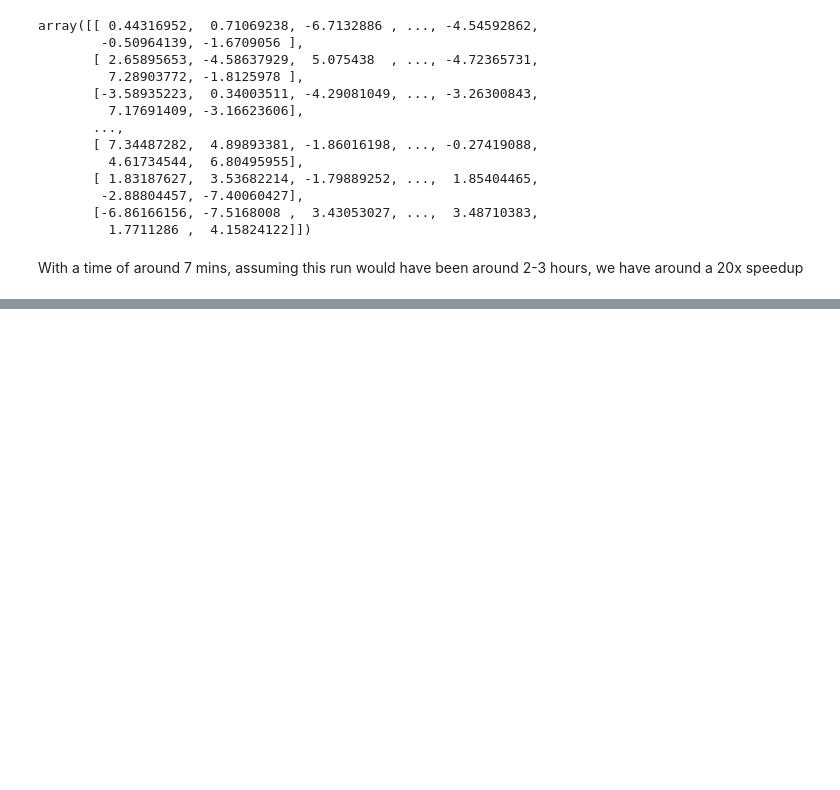
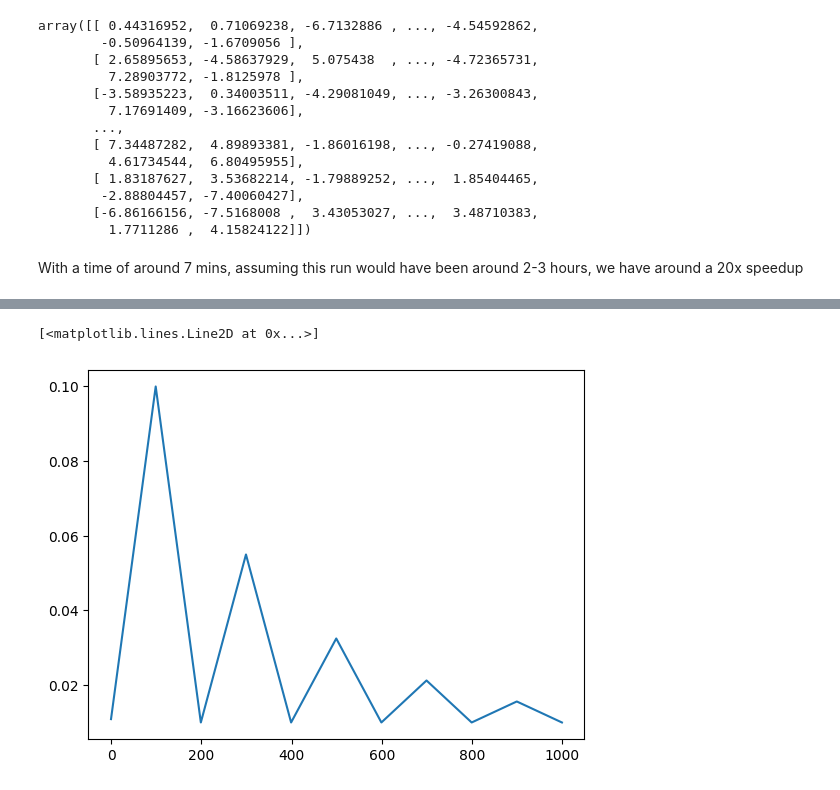
Before and after one commit to ebensonm/delay-optimizer, a Jupyter notebook: notebooks/test.ipynb, the cells around one changed output, grey strips where cells are left out. Saved outputs shown, nothing was run; the diff lists cells and outputs as text; code cells hidden in the pictures; blank space fills up the shorter version.

```diff
--- a/notebooks/test.ipynb
+++ b/notebooks/test.ipynb
@@ -517,0 +557,5 @@ With a time of around 7 mins, assuming this run would have been around 2-3 hours
+# %%
+plt.plot([next(tri2) for i in range(1000)])
+# %% [output]
+[<matplotlib.lines.Line2D at 0x...>]
+[figure, added]
```
Also changed, not shown: parts of 6 cells of this notebook.
